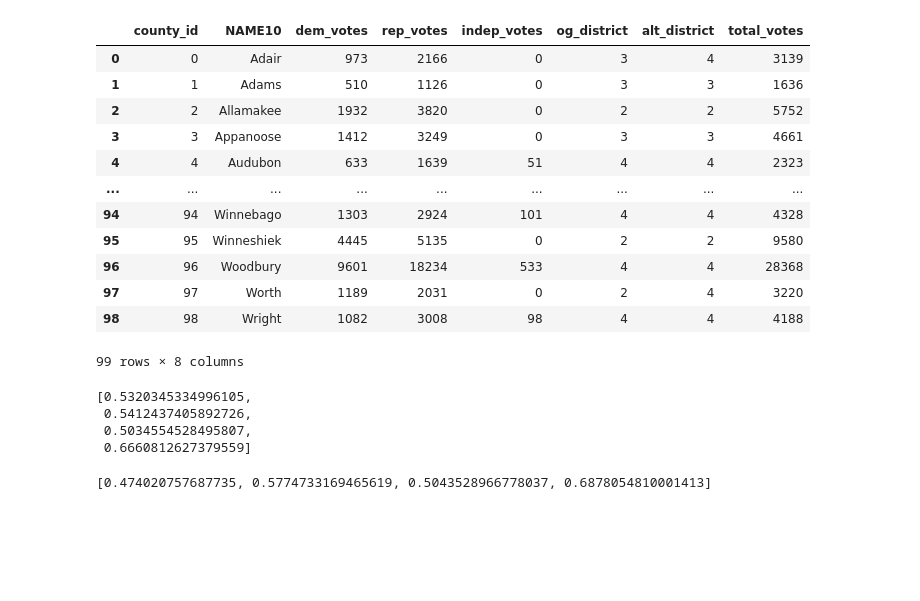
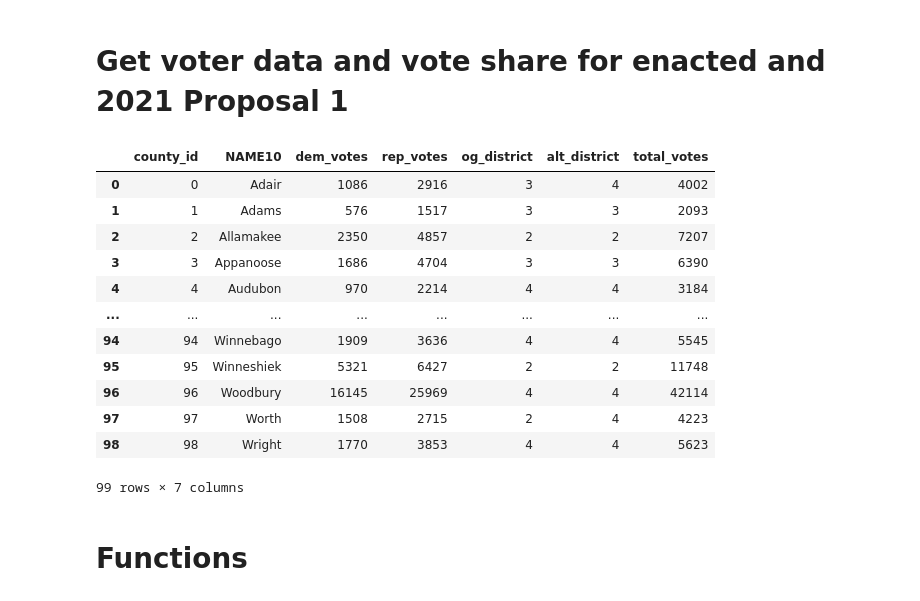
Before and after one commit to stefaniegwangphd/ia-redistricting, a Jupyter notebook: election_analysis.ipynb, the cells around one changed output. Cells and saved outputs as stored; diff of their text form; code cells hidden in the pictures; blank space fills up the shorter version.

```diff
--- a/election_analysis.ipynb
+++ b/election_analysis.ipynb
@@ -10,22 +11,24 @@ import re
+# %% [markdown]
+# Get voter data and vote share for enacted and 2021 Proposal 1
 # %%
-votes_df=pd.read_csv('./data/voter_numbers_2022_with_alt_map.csv')
-votes_df['indep_votes'] = votes_df['indep_votes'].replace(np.nan, 0).astype(int)
-votes_df['total_votes'] =  votes_df[['dem_votes', 'rep_votes', 'indep_votes']].sum(axis=1)
+votes_df=pd.read_csv('./data/voter_numbers_2024.csv')
+# votes_df['indep_votes'] = votes_df['indep_votes'].replace(np.nan, 0).astype(int)
+votes_df['total_votes'] =  votes_df[['dem_votes', 'rep_votes']].sum(axis=1)
 votes_df
 # %% [output]
-|  | county_id | NAME10 | dem_votes | rep_votes | indep_votes | og_district | alt_district | total_votes |
-| 0 | 0 | Adair | 973 | 2166 | 0 | 3 | 4 | 3139 |
-| 1 | 1 | Adams | 510 | 1126 | 0 | 3 | 3 | 1636 |
-| 2 | 2 | Allamakee | 1932 | 3820 | 0 | 2 | 2 | 5752 |
-| 3 | 3 | Appanoose | 1412 | 3249 | 0 | 3 | 3 | 4661 |
-| 4 | 4 | Audubon | 633 | 1639 | 51 | 4 | 4 | 2323 |
-| ... | ... | ... | ... | ... | ... | ... | ... | ... |
-| 94 | 94 | Winnebago | 1303 | 2924 | 101 | 4 | 4 | 4328 |
-| 95 | 95 | Winneshiek | 4445 | 5135 | 0 | 2 | 2 | 9580 |
-| 96 | 96 | Woodbury | 9601 | 18234 | 533 | 4 | 4 | 28368 |
-| 97 | 97 | Worth | 1189 | 2031 | 0 | 2 | 4 | 3220 |
-| 98 | 98 | Wright | 1082 | 3008 | 98 | 4 | 4 | 4188 |
+|  | county_id | NAME10 | dem_votes | rep_votes | og_district | alt_district | total_votes |
+| 0 | 0 | Adair | 1086 | 2916 | 3 | 4 | 4002 |
+| 1 | 1 | Adams | 576 | 1517 | 3 | 3 | 2093 |
+| 2 | 2 | Allamakee | 2350 | 4857 | 2 | 2 | 7207 |
+| 3 | 3 | Appanoose | 1686 | 4704 | 3 | 3 | 6390 |
+| 4 | 4 | Audubon | 970 | 2214 | 4 | 4 | 3184 |
+| ... | ... | ... | ... | ... | ... | ... | ... |
+| 94 | 94 | Winnebago | 1909 | 3636 | 4 | 4 | 5545 |
+| 95 | 95 | Winneshiek | 5321 | 6427 | 2 | 2 | 11748 |
+| 96 | 96 | Woodbury | 16145 | 25969 | 4 | 4 | 42114 |
+| 97 | 97 | Worth | 1508 | 2715 | 2 | 4 | 4223 |
+| 98 | 98 | Wright | 1770 | 3853 | 4 | 4 | 5623 |
-99 rows × 8 columns
+99 rows × 7 columns
 # %%
 enacted_rep_vote_share_list=[]
 for i in range(1,5):
@@ -40,14 +43,5 @@ for i in range(1,5):
     total_rep_votes=votes_df.loc[votes_df['alt_district']==i]['rep_votes'].sum()
     rep_vote_share=total_rep_votes/total_votes
     alternate_rep_vote_share_list.append(rep_vote_share)
-# %%
-enacted_rep_vote_share_list
-# %% [output]
-[0.5320345334996105,
- 0.5412437405892726,
- 0.5034554528495807,
- 0.6660812627379559]
-# %%
-alternate_rep_vote_share_list
-# %% [output]
-[0.474020757687735, 0.5774733169465619, 0.5043528966778037, 0.6878054810001413]
+# %% [markdown]
+# Functions
```
Also changed, not shown: parts of 22 cells of this notebook.
